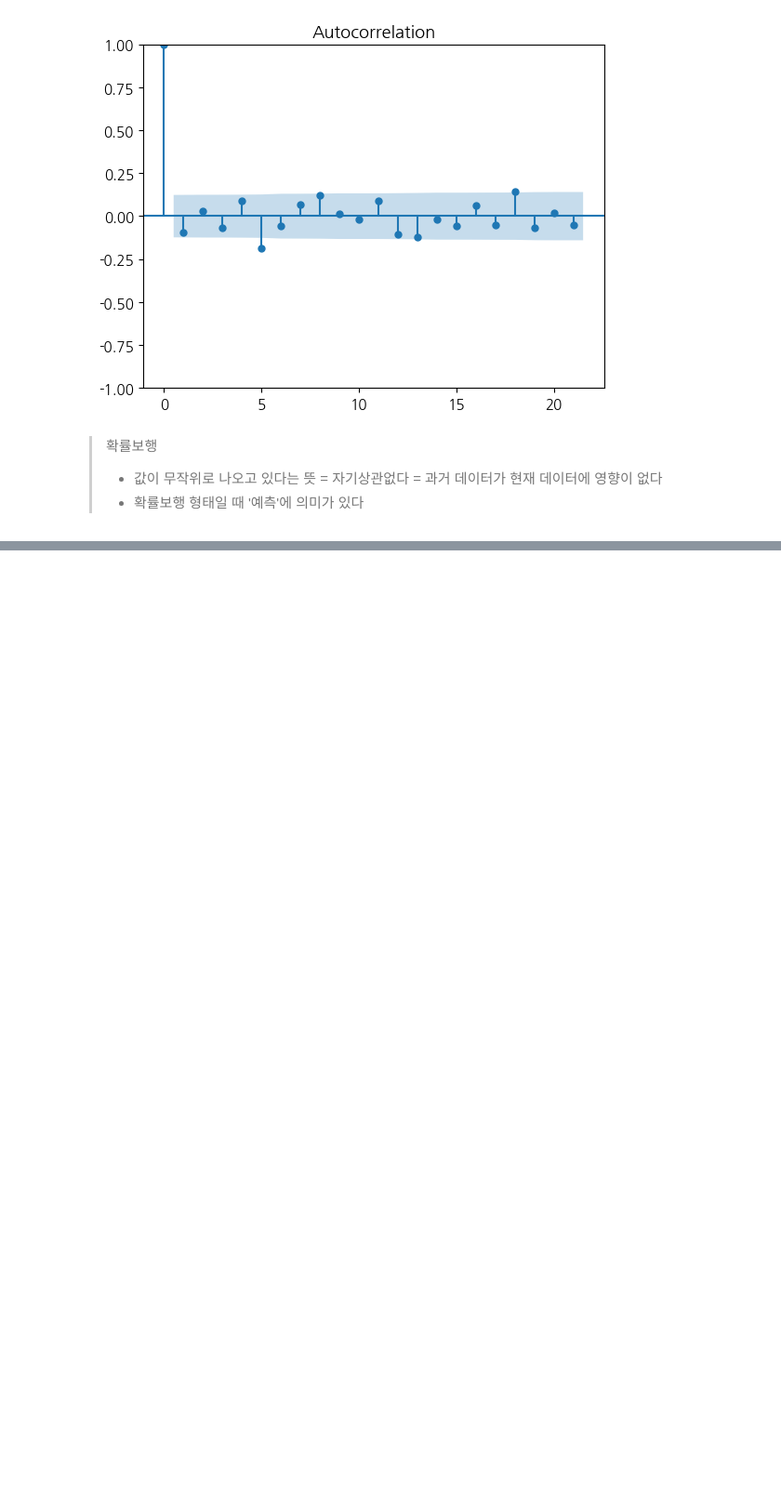
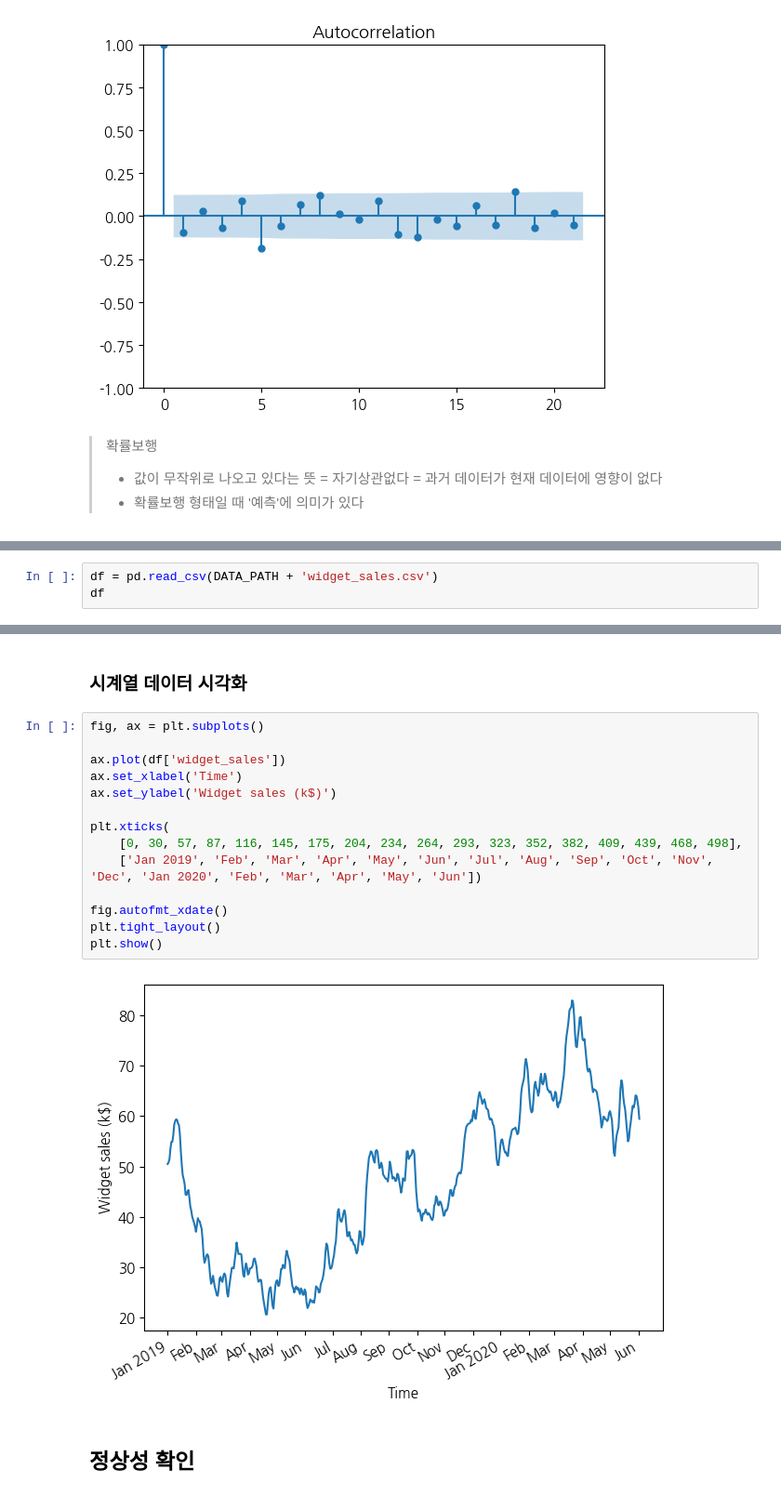
Before and after one commit to dsleslie/Archiving, a Jupyter notebook: IMDGB/step09_ts/python_ts_241122.ipynb, the cells around one changed output, grey strips where cells are left out. Shown at 93% size. Saved outputs shown, nothing was run; the diff lists cells and outputs as text; blank space fills up the shorter version.

```diff
--- a/IMDGB/step09_ts/python_ts_241122.ipynb
+++ b/IMDGB/step09_ts/python_ts_241122.ipynb
@@ -781,0 +786,3 @@ plot_acf(diff_close, lags=21)
+# %%
+df = pd.read_csv(DATA_PATH + 'widget_sales.csv')
+df
@@ -781,0 +803,20 @@ plot_acf(diff_close, lags=21)
+# %% [markdown]
+### 시계열 데이터 시각화
+# %%
+fig, ax = plt.subplots()
+
+ax.plot(df['widget_sales'])
+ax.set_xlabel('Time')
+ax.set_ylabel('Widget sales (k$)')
+
+plt.xticks(
+    [0, 30, 57, 87, 116, 145, 175, 204, 234, 264, 293, 323, 352, 382, 409, 439, 468, 498],
+    ['Jan 2019', 'Feb', 'Mar', 'Apr', 'May', 'Jun', 'Jul', 'Aug', 'Sep', 'Oct', 'Nov', 'Dec', 'Jan 2020', 'Feb', 'Mar', 'Apr', 'May', 'Jun'])
+
+fig.autofmt_xdate()
+plt.tight_layout()
+plt.show()
+# %% [output]
+[figure, added]
+# %% [markdown]
+## 정상성 확인
```
Also changed, not shown: parts of 30 cells of this notebook, 2 other files.
